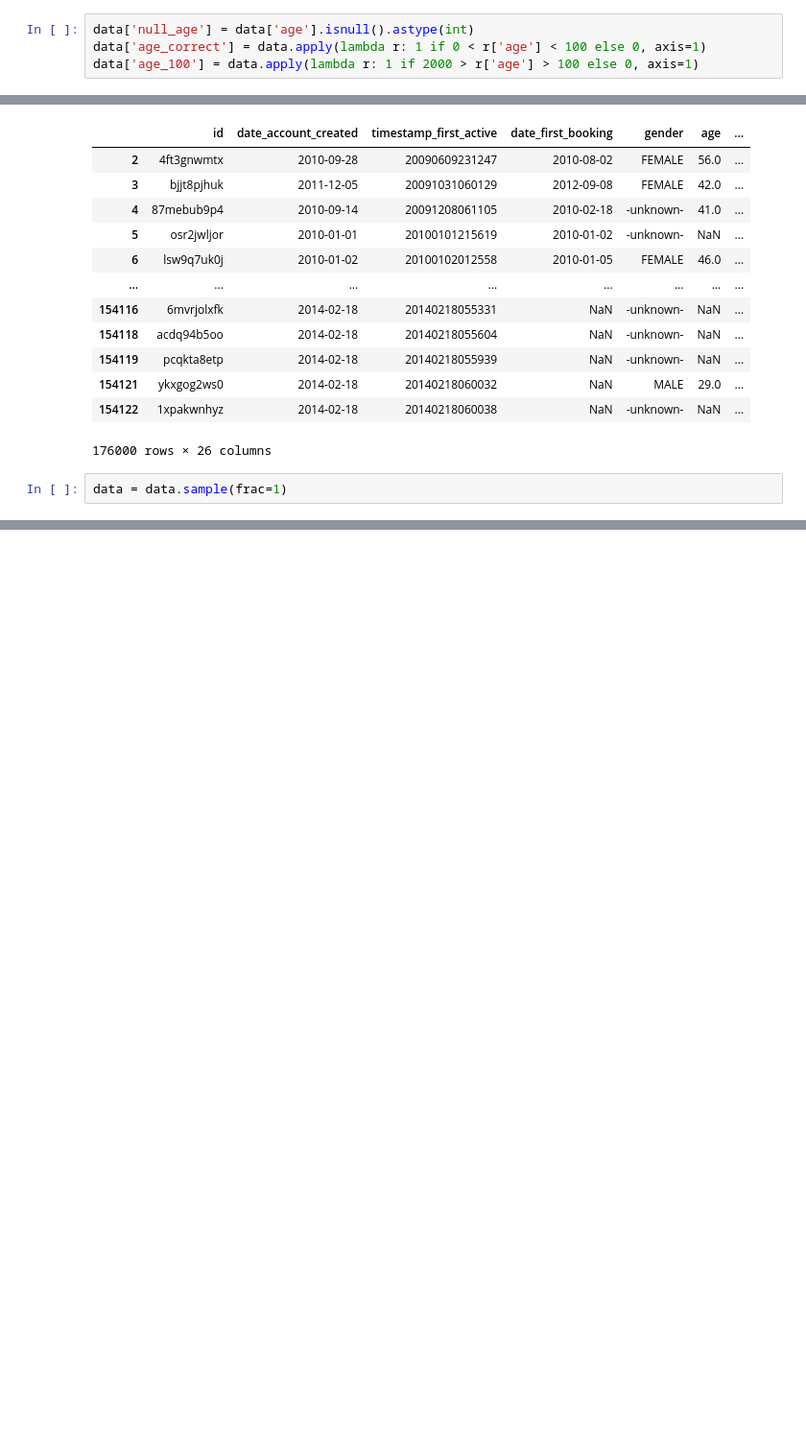
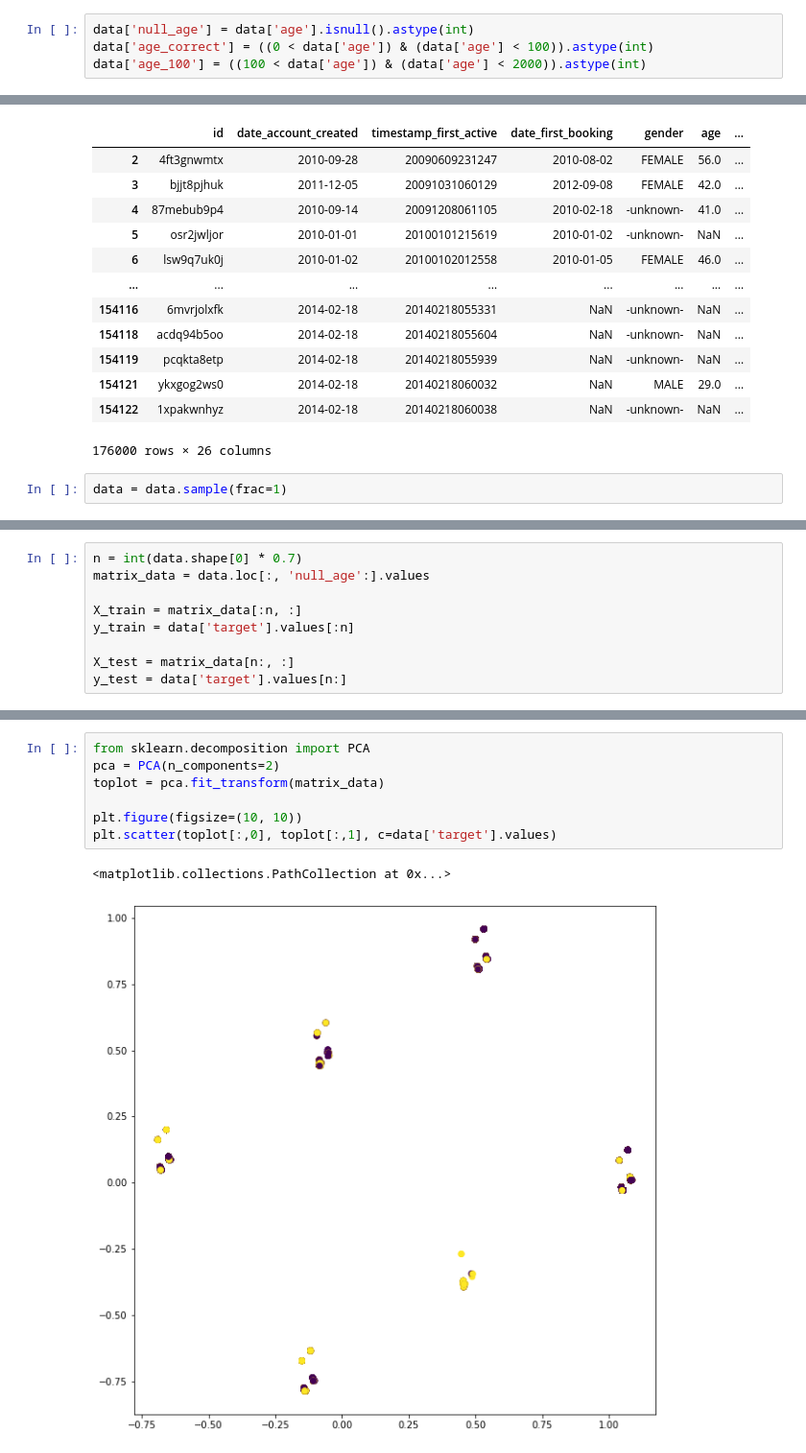
Before and after one commit to vesran/BookerGuess, a Jupyter notebook: dev/_3_train_DF_NDF.ipynb, the cells around one changed output, grey strips where cells are left out. Shown: that part at 96% size. Cells and saved outputs as stored; diff of their text form; blank space fills up the shorter version.

Commit message:
score on general data

```diff
--- a/dev/_3_train_DF_NDF.ipynb
+++ b/dev/_3_train_DF_NDF.ipynb
@@ -33,8 +33,8 @@ data
 176000 rows × 17 columns
 # %%
 data['null_age'] = data['age'].isnull().astype(int)
-data['age_correct'] = data.apply(lambda r: 1 if 0 < r['age'] < 100 else 0, axis=1)
-data['age_100'] = data.apply(lambda r: 1 if 2000 > r['age'] > 100 else 0, axis=1)
+data['age_correct'] = ((0 < data['age']) & (data['age'] < 100)).astype(int)
+data['age_100'] = ((100 < data['age']) & (data['age'] < 2000)).astype(int)
 # %%
 data['gender_unknown'] = (data['gender'] == '-unknown-').astype(int)
 # %%
@@ -68,0 +65,9 @@ y_train =
+# %%
+n = int(data.shape[0] * 0.7)
+matrix_data = data.loc[:, 'null_age':].values
+
+X_train = matrix_data[:n, :]
+y_train = data['target'].values[:n]
+
+X_test = matrix_data[n:, :]
+y_test = data['target'].values[n:]
@@ -68,0 +94,10 @@ y_train =
+# %%
+from sklearn.decomposition import PCA
+pca = PCA(n_components=2)
+toplot = pca.fit_transform(matrix_data)
+
+plt.figure(figsize=(10, 10))
+plt.scatter(toplot[:,0], toplot[:,1], c=data['target'].values)
+# %% [output]
+<matplotlib.collections.PathCollection at 0x...>
+[figure, added]
```
Also changed, not shown: parts of 5 cells of this notebook.
